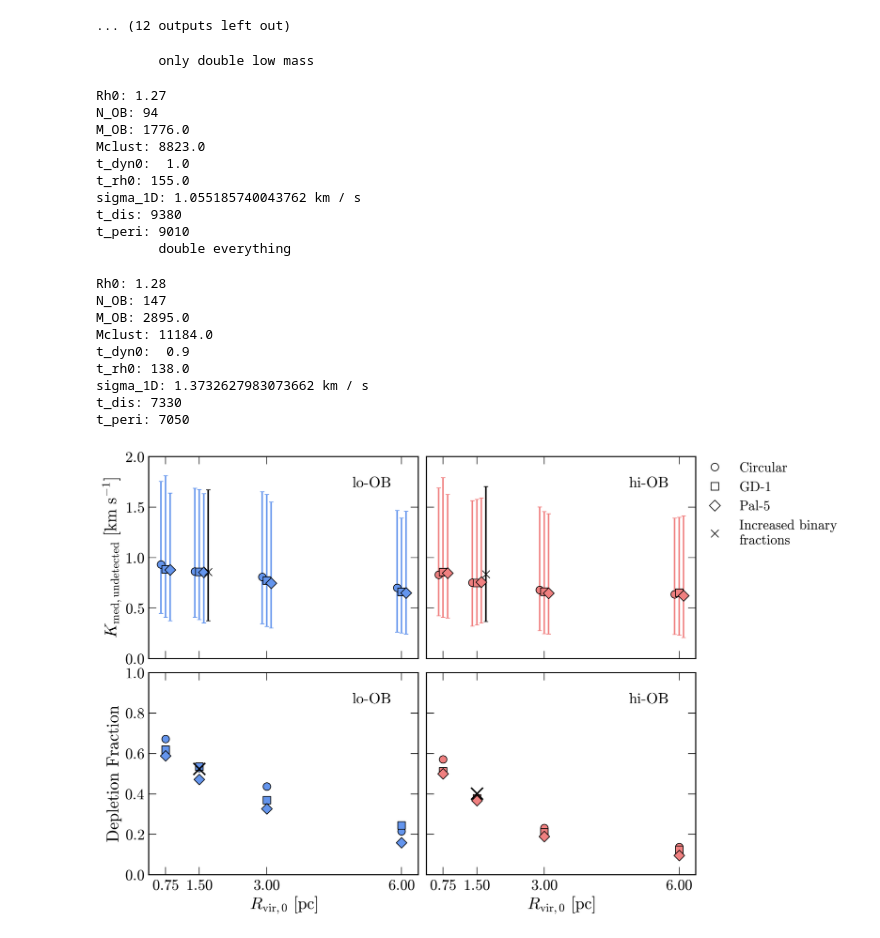
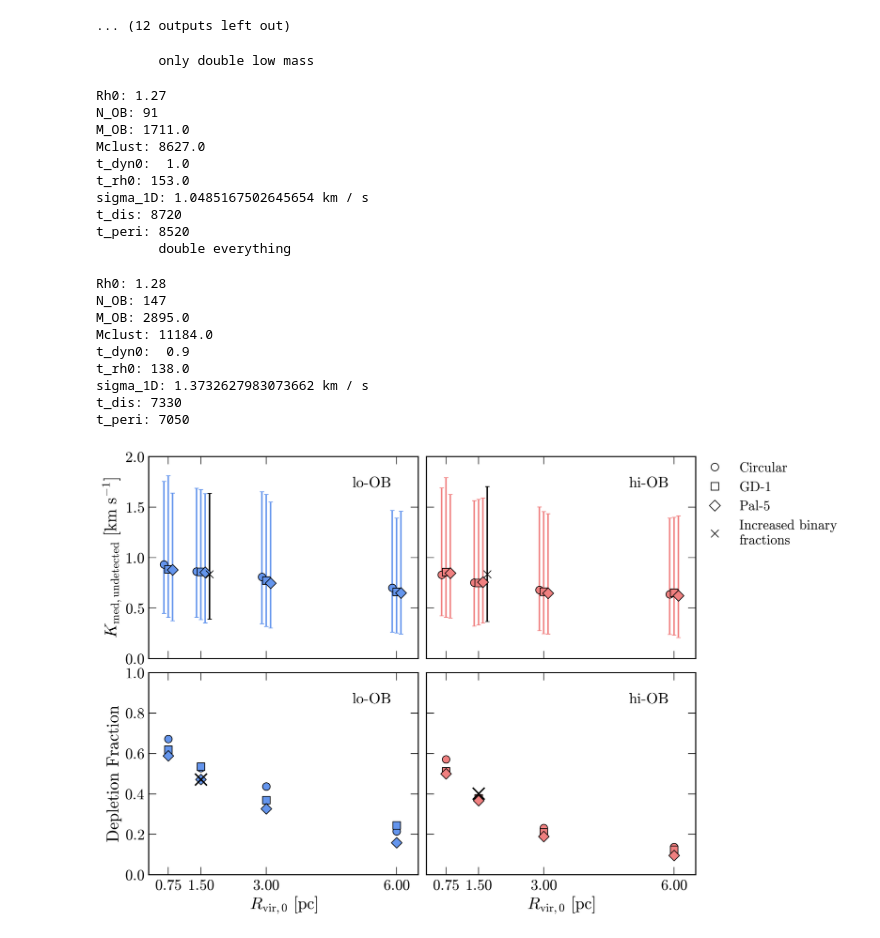
Before and after one commit to anya-m-phillips/p26, a Jupyter notebook: analysis/8_summarize_amplitudes_detections.ipynb, the cells around one changed output. Cells and saved outputs as stored; diff of their text form; code cells hidden in the pictures.

Commit message:
update fig 15 and table 1 entries with the doubled binary fraction for >1.2 Msun sim; log scale for fig 11

```diff
--- a/analysis/8_summarize_amplitudes_detections.ipynb
+++ b/analysis/8_summarize_amplitudes_detections.ipynb
@@ -383,8 +383,9 @@ N_undetected_initial = np.array(N_undetected_initial)
 ... (12 outputs left out)
 # %%
 ### LOAD INFORMATION FROM THE HIGH BINARY FRACTION SIMS!!!
-ph_high_lm = "/n/netscratch/conroy_lab/Lab/amphillips/high_lowmass_fbin_tests/14/" ### *update this to be the 1.2 Msun business
-ph_high = "/n/netscratch/conroy_lab/Lab/amphillips/high_fbin_tests/8/"
+# ph_high_lm = "/n/netscratch/conroy_lab/Lab/amphillips/high_lowmass_fbin_tests/14/" ### doubled fbin for <1.6 Msun primaries
+ph_high_lm = '/n/netscratch/conroy_lab/Lab/amphillips/high_fbin_1.2cut_tests/14/' ## doubled fbin for <1.2 Msun primaries
+ph_high = "/n/netscratch/conroy_lab/Lab/amphillips/high_fbin_tests/8/" ## doubled fbin across the board.
 
 paths_high = [ph_high_lm, ph_high]
 labels = ['only double low mass', 'double everything']
@@ -430,7 +431,7 @@ for j, ph_high in enumerate(paths_high):
 
 
 
-    ############ other information to print for table 1 in the paper:
+    ############ other information to print so I can manually enter it into table 1 ################
     # initial half-mass radius
     # N_OB and M_OB
     # initial clsuter mass
@@ -484,14 +485,14 @@ for j, ph_high in enumerate(paths_high):
 # %% [output]
         only double low mass
 Rh0: 1.27
-N_OB: 94
-M_OB: 1776.0
-Mclust: 8823.0
+N_OB: 91
+M_OB: 1711.0
+Mclust: 8627.0
 t_dyn0:  1.0
-t_rh0: 155.0
-sigma_1D: 1.055185740043762 km / s
-t_dis: 9380
-t_peri: 9010
+t_rh0: 153.0
+sigma_1D: 1.0485167502645654 km / s
+t_dis: 8720
+t_peri: 8520
         double everything
 Rh0: 1.28
 N_OB: 147
@@ -587,7 +588,7 @@ plt.subplots_adjust(hspace=0.07, wspace=0.03)
 
 shapes = ['o','s','D']
 facecolors = ['cornflowerblue', 'lightcoral']
-axs[0].set_xlim(0.3,6.5)
+axs_grid[0,0].set_xlim(0.3,6.5)
 rvirs = [0.75]*2 + [1.5]*2 + [3.0]*2 + [6.0]*2
 rvirs*=3
 rvirs = np.array(rvirs)
@@ -687,31 +688,31 @@ for k, orbit in enumerate(n_subsets):
         ax.set_xlabel(r"$R_{\rm vir, 0}\ \rm [pc]$")
 
 # axs[0].set_ylabel(r'$N_{\mathrm{undetected},\ f} / N_{\mathrm{undetected},\ i}$')
 axs[0].set_ylabel(r"Depletion Fraction")
 
 
 for k, fdep in enumerate(depletion_fractions_high):
     axs[k].scatter([1.5], [1-fdep], c='k', marker='x', s=250, lw=2)
 
 
 axs[0].text(0.9,0.9, "lo-OB", #r"$N_{\rm OB}=86$",
  ha='right', va='top', fontsize=20,
            transform=axs[0].transAxes)
 axs[1].text(0.9,0.9, "hi-OB", #r"$N_{\rm OB}=137$",
  ha='right', va='top',fontsize=20,
            transform=axs[1].transAxes)
 
 for ax in axs:
     ax.set_xticks([0.75, 1.5, 3., 6.])
     ax.minorticks_off()
     ax.set_ylim(0,1)
 
 ax.set_ylim(0, 1)
 
 for ax in axs_grid[:,1]:
     ax.set_yticklabels([])
 
 
 plt.savefig("plots/combined_amplitude_detection_summary_with_2xfbin_sims.pdf", dpi=300, bbox_inches='tight')
 # %% [output]
-[figure, old version]
+[figure, new version]
```
Also changed, not shown: 5 other files.
